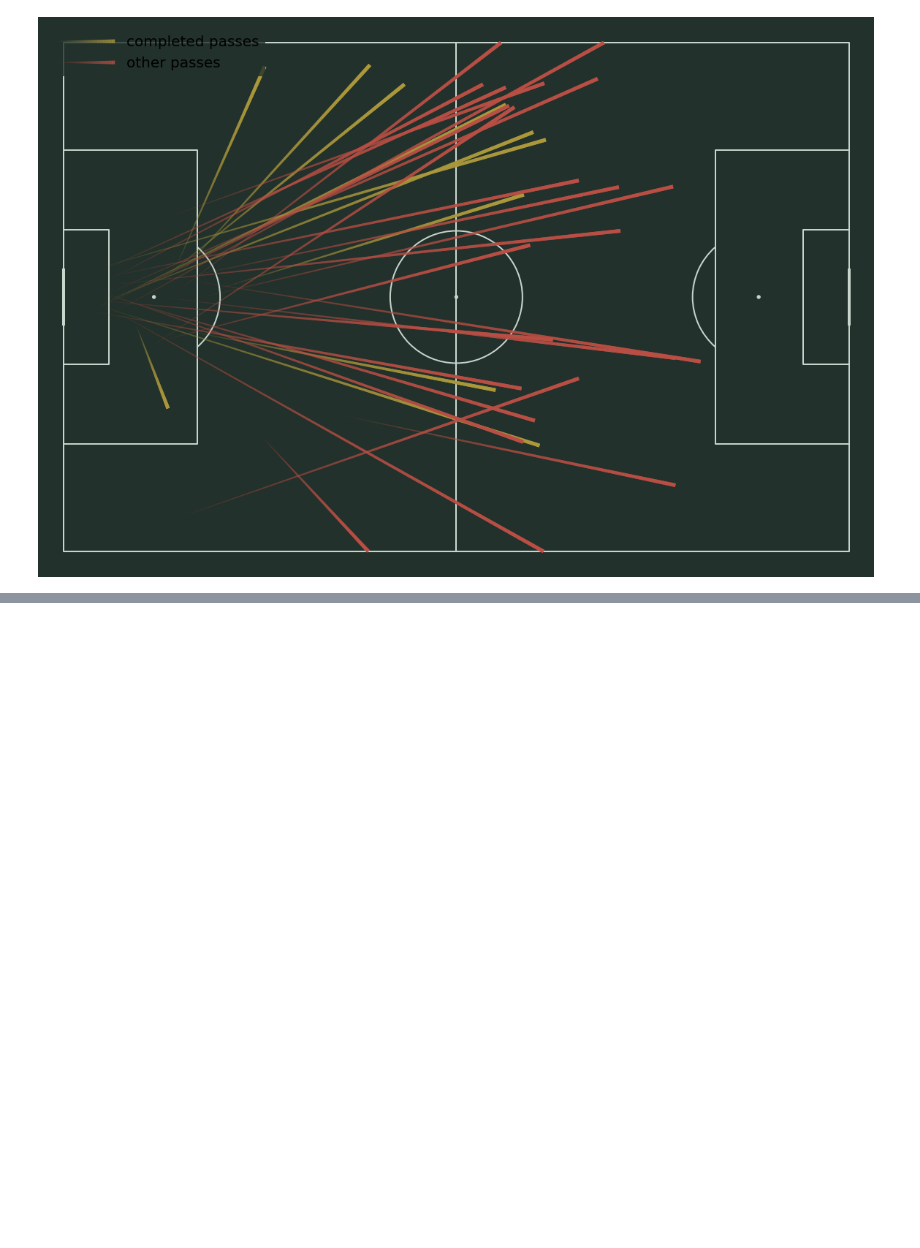
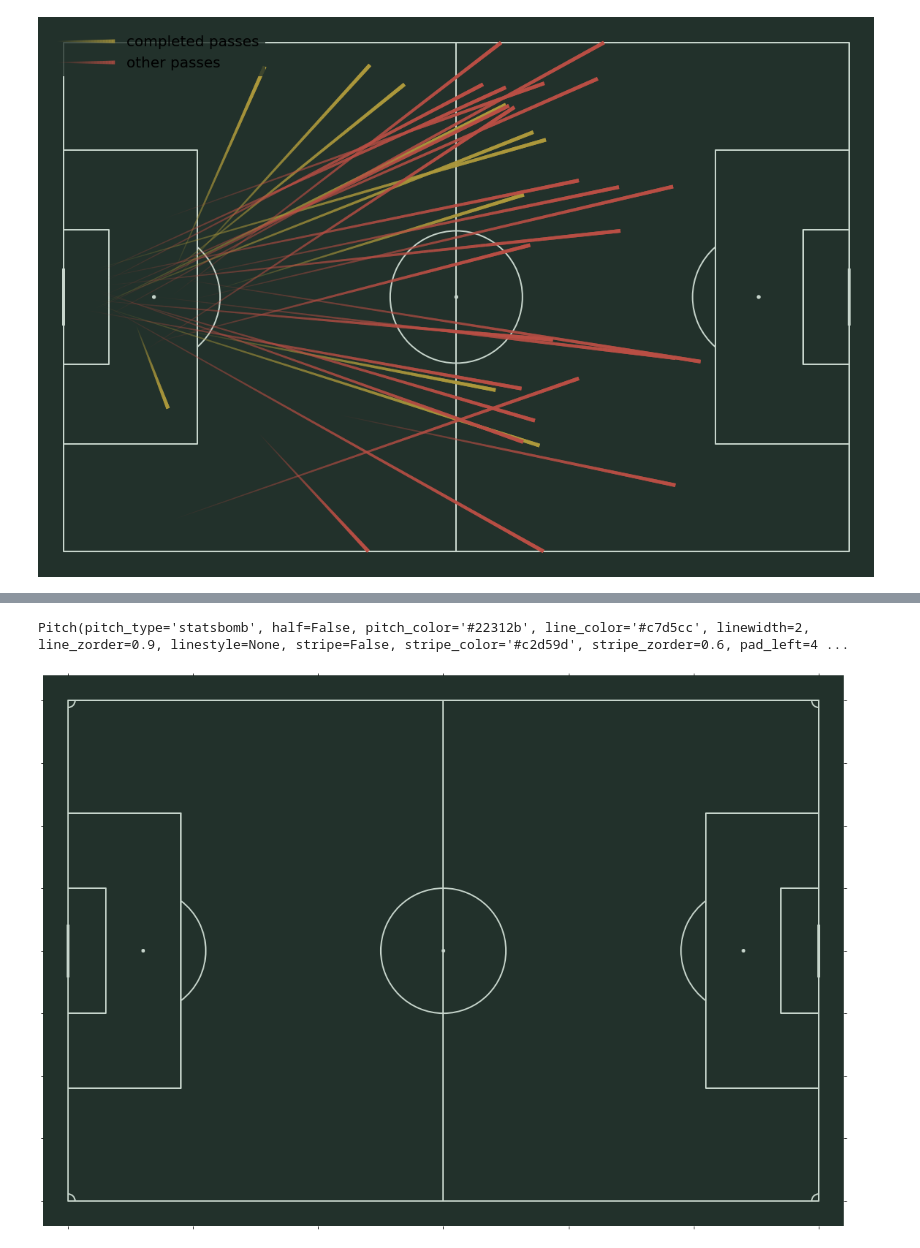
Before and after one commit to liban-osman/Football-Analysis, a Jupyter notebook: liv_manu.ipynb, the cells around one changed output, grey strips where cells are left out. Saved outputs shown, nothing was run; the diff lists cells and outputs as text; code cells hidden in the pictures; blank space fills up the shorter version.

```diff
--- a/liv_manu.ipynb
+++ b/liv_manu.ipynb
@@ -64,0 +70,9 @@ passes_plot(df_degea_succ_pass, df_degea_unsucc_pass)
+# %%
+pitch
+# %% [output]
+Pitch(pitch_type='statsbomb', half=False, pitch_color='#22312b', line_color='#c7d5cc', linewidth=2, line_zorder=0.9, linestyle=None, stripe=False, stripe_color='#c2d59d', stripe_zorder=0.6, pad_left=4 ...
+# %%
+pitch = Pitch(pitch_color='#22312b', line_color='#c7d5cc',corner_arcs=True, tick=True)
+fig, ax = pitch.draw(figsize=(16, 11), constrained_layout=False, tight_layout=True)
+# %% [output]
+[figure, added]
```
Also changed, not shown: parts of 8 cells of this notebook.
